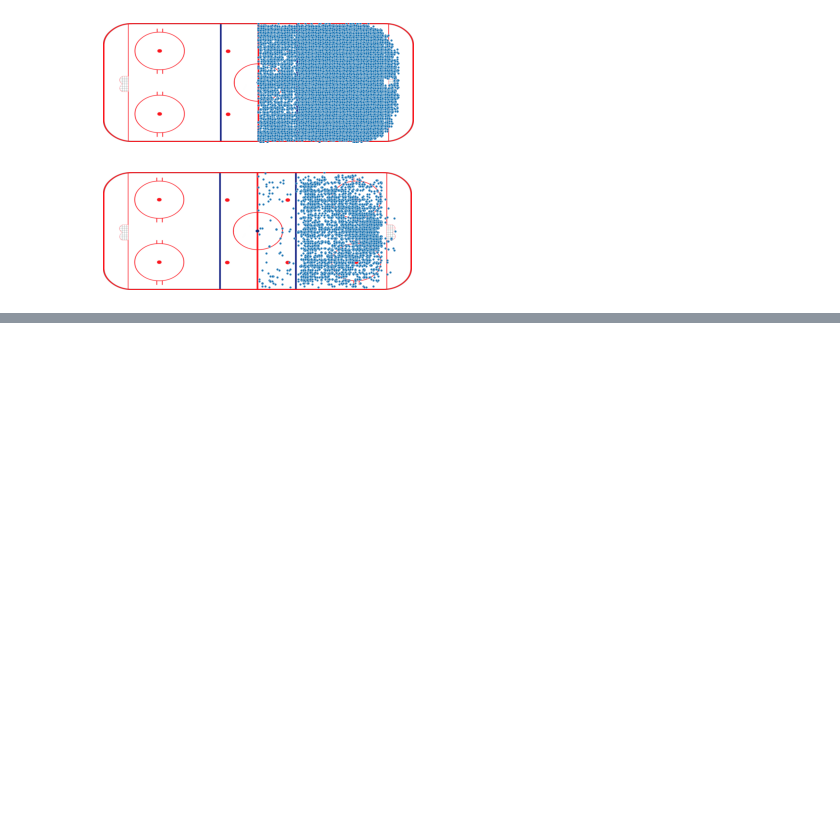
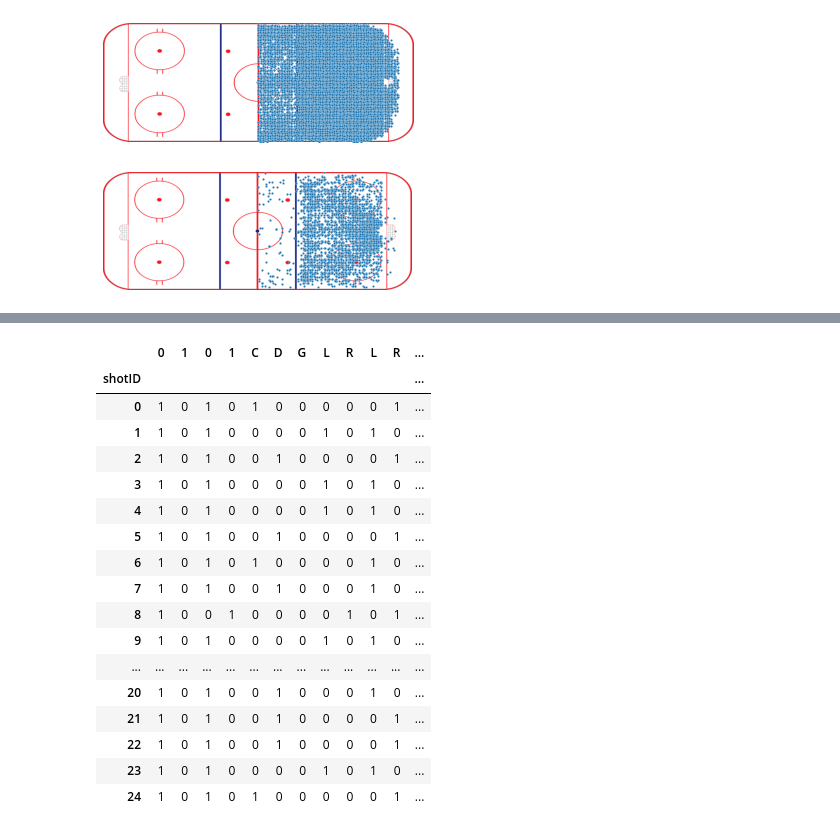
Before and after one commit to BeeryeIRE/UCDPA_brianconnolly, a Jupyter notebook: UCDPA Project pt 2 - Shots.ipynb, the cells around one changed output, grey strips where cells are left out. Drawn from its saved outputs; the diff is of its cells as text; code cells hidden in the pictures; blank space fills up the shorter version.

```diff
--- a/UCDPA Project pt 2 - Shots.ipynb
+++ b/UCDPA Project pt 2 - Shots.ipynb
@@ -132,0 +422,26 @@ for ax in slap_shot_chart.fig.axes:
+# %%
+#establishing my categorical variables from shots_df
+cat_vars = ['shotGeneratedRebound', 'shotRush', 'playerPositionThatDidEvent', 'shooterLeftRight', 'offWing']
+# %%
+
+df_cat = pd.concat([pd.get_dummies(shots_df[x]) for x in cat_vars], axis = 1)
+df_cat.head(25)
+# %% [output]
+|  | 0 | 1 | 0 | 1 | C | D | G | L | R | L | R | ... |
+| shotID |  |  |  |  |  |  |  |  |  |  |  | ... |
+| 0 | 1 | 0 | 1 | 0 | 1 | 0 | 0 | 0 | 0 | 0 | 1 | ... |
+| 1 | 1 | 0 | 1 | 0 | 0 | 0 | 0 | 1 | 0 | 1 | 0 | ... |
+| 2 | 1 | 0 | 1 | 0 | 0 | 1 | 0 | 0 | 0 | 0 | 1 | ... |
+| 3 | 1 | 0 | 1 | 0 | 0 | 0 | 0 | 1 | 0 | 1 | 0 | ... |
+| 4 | 1 | 0 | 1 | 0 | 0 | 0 | 0 | 1 | 0 | 1 | 0 | ... |
+| 5 | 1 | 0 | 1 | 0 | 0 | 1 | 0 | 0 | 0 | 0 | 1 | ... |
+| 6 | 1 | 0 | 1 | 0 | 1 | 0 | 0 | 0 | 0 | 1 | 0 | ... |
+| 7 | 1 | 0 | 1 | 0 | 0 | 1 | 0 | 0 | 0 | 1 | 0 | ... |
+| 8 | 1 | 0 | 0 | 1 | 0 | 0 | 0 | 0 | 1 | 0 | 1 | ... |
+| 9 | 1 | 0 | 1 | 0 | 0 | 0 | 0 | 1 | 0 | 1 | 0 | ... |
+| ... | ... | ... | ... | ... | ... | ... | ... | ... | ... | ... | ... | ... |
+| 20 | 1 | 0 | 1 | 0 | 0 | 1 | 0 | 0 | 0 | 1 | 0 | ... |
+| 21 | 1 | 0 | 1 | 0 | 0 | 1 | 0 | 0 | 0 | 0 | 1 | ... |
+| 22 | 1 | 0 | 1 | 0 | 0 | 1 | 0 | 0 | 0 | 0 | 1 | ... |
+| 23 | 1 | 0 | 1 | 0 | 0 | 0 | 0 | 1 | 0 | 1 | 0 | ... |
+| 24 | 1 | 0 | 1 | 0 | 1 | 0 | 0 | 0 | 0 | 0 | 1 | ... |
```
Also changed, not shown: parts of 48 cells of this notebook.
